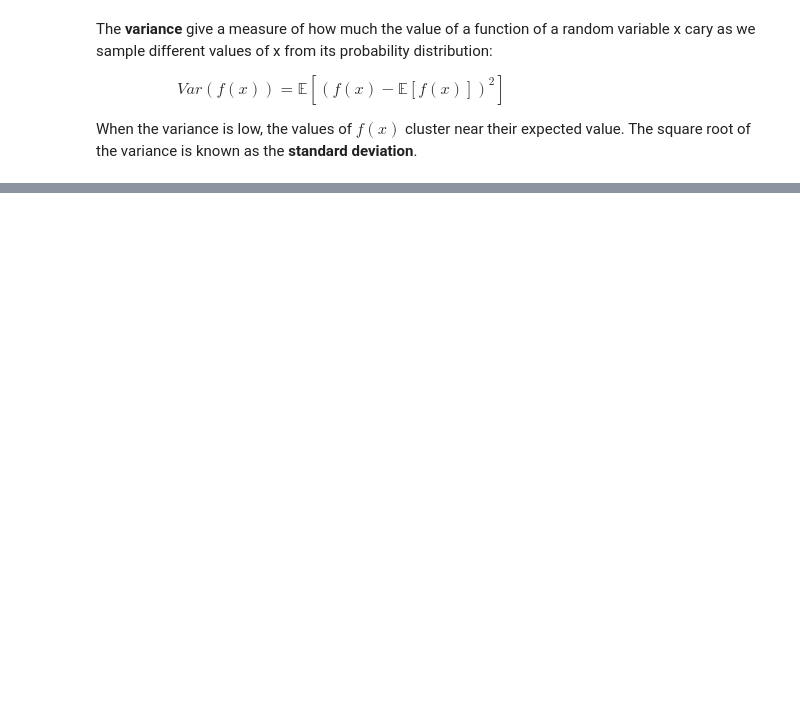
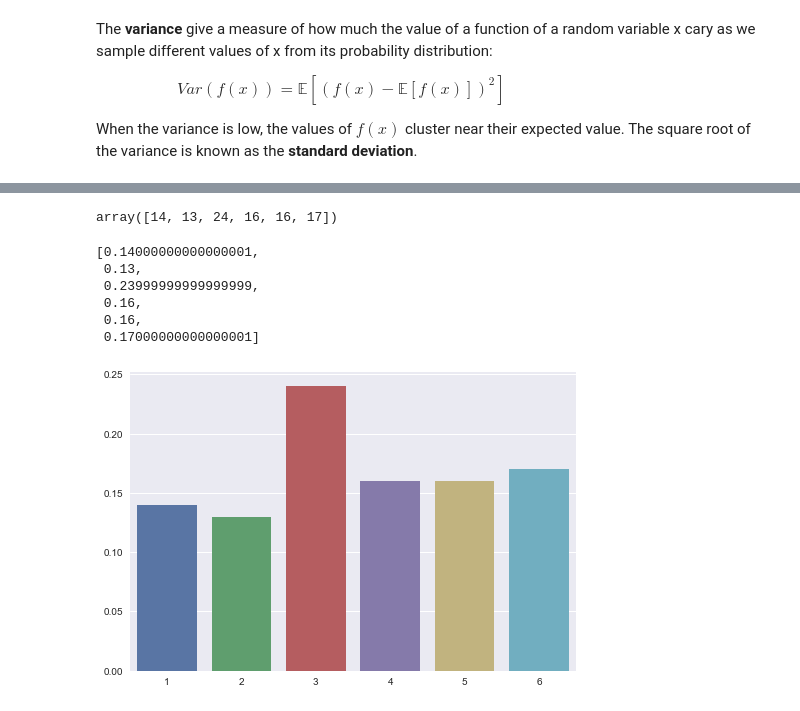
Before and after one commit to ninkle/deep-learning-book, a Jupyter notebook: ch3-probability-and-information-theory.ipynb, the cells around one changed output, grey strips where cells are left out. Saved outputs shown, nothing was run; the diff lists cells and outputs as text; code cells hidden in the pictures; blank space fills up the shorter version.

```diff
--- a/ch3-probability-and-information-theory.ipynb
+++ b/ch3-probability-and-information-theory.ipynb
@@ -127,0 +225,25 @@ When the variance is low, the values of $f(x)$ cluster near their expected value
+# %%
+# we can simulate a 100 die rolls as an example of a multinomial distribution
+# recall in a die roll, each face of the die has a 1/6 chance of landing face up
+n = 100  # as we increase the number of rolls, each freq converges towards 0.1666...
+freqs = np.random.multinomial(n=n, pvals=[1/6.]*6, size=1)[0]
+freqs
+# %% [output]
+array([14, 13, 24, 16, 16, 17])
+# %%
+# now norm each of the roll frequencies
+normed_freqs = [i/n for i in freqs]
+normed_freqs
+# %% [output]
+[0.14000000000000001,
+ 0.13,
+ 0.23999999999999999,
+ 0.16,
+ 0.16,
+ 0.17000000000000001]
+# %%
+rolls = [1, 2, 3, 4, 5, 6]
+sns.barplot(rolls, normed_freqs)
+plt.show()
+# %% [output]
+[figure, added]
```
Also changed, not shown: parts of 16 cells of this notebook.
